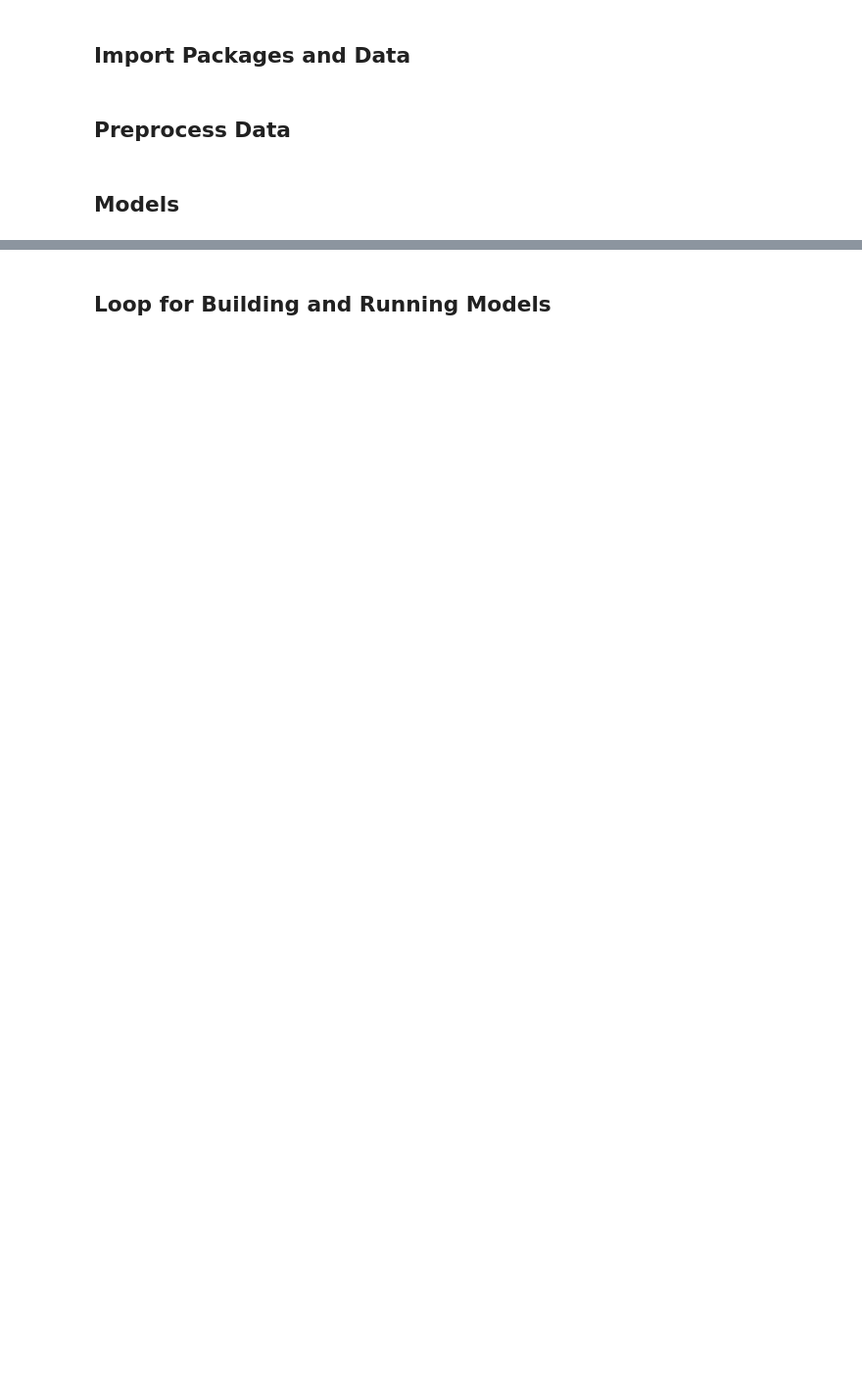
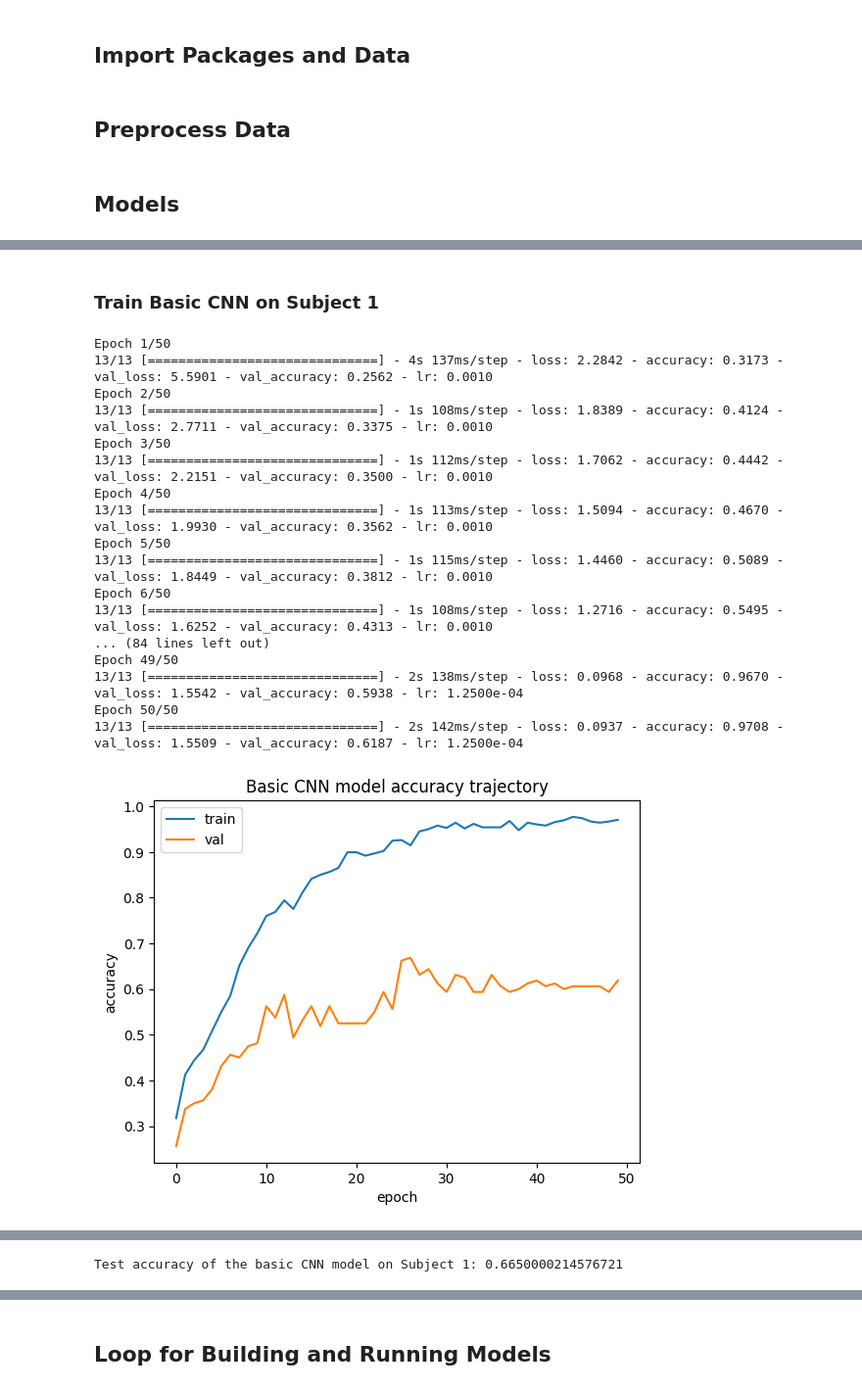
Before and after one commit to mattlouss/ECE147-Project, a Jupyter notebook: C247 Final Project Architecture.ipynb, the cells around one changed output, grey strips where cells are left out. Shown at 98% size. Drawn from its saved outputs; the diff is of its cells as text; code cells hidden in the pictures; blank space fills up the shorter version.

Commit message:
CNN and ResCNN on Subject 1 and all subjects

```diff
--- a/C247 Final Project Architecture.ipynb
+++ b/C247 Final Project Architecture.ipynb
@@ -154,0 +209,66 @@ y_train, y_valid, y_test, x_train, x_valid, x_test = preprocessing(X_train_valid
+# %% [markdown]
+### Train Basic CNN on Subject 1
+# %%
+# Model parameters
+lr = 1e-3
+epochs = 50
+cnn_optimizer = keras.optimizers.Adam(learning_rate=lr)
+lr_callback = tf.keras.callbacks.ReduceLROnPlateau(patience = 10, factor = 0.5)  # reduces by a factor of 0.5 if validation loss doesn't improve for 10 epochs
+
+person = 0  #Set which person you'd like to look at (from 0 to 8)
+yp_train, yp_valid, yp_test, xp_train, xp_valid, xp_test = preprocessing(Xp_train_valid[person], Yp_train_valid[person], Xp_test[person], Yp_test[person])
+
+# Compiling the model
+basic_cnn_model.compile(loss='categorical_crossentropy',
+                 optimizer=cnn_optimizer,
+                 metrics=['accuracy'])
+
+# Training and validating the model
+basic_cnn_model_results = basic_cnn_model.fit(xp_train,
+             yp_train,
+             batch_size=64,
+             epochs=epochs,
+             validation_data=(xp_valid, yp_valid),
+             callbacks=[lr_callback],
+             verbose=True)
+
+# Plotting accuracy trajectory
+plt.plot(basic_cnn_model_results.history['accuracy'])
+plt.plot(basic_cnn_model_results.history['val_accuracy'])
+plt.title('Basic CNN model accuracy trajectory')
+plt.ylabel('accuracy')
+plt.xlabel('epoch')
+plt.legend(['train', 'val'], loc='upper left')
+plt.show()
+
+# Plotting loss trajectory
+plt.plot(basic_cnn_model_results.history['loss'],'o')
+plt.plot(basic_cnn_model_results.history['val_loss'],'o')
+plt.title('Basic CNN model loss trajectory')
+plt.ylabel('loss')
+plt.xlabel('epoch')
+plt.legend(['train', 'val'], loc='upper left')
+plt.show()
+
+## Testing the basic CNN model
+cnn_score = basic_cnn_model.evaluate(xp_test, yp_test, verbose=0)
+print('Test accuracy of the basic CNN model on Subject 1:',cnn_score[1])
+# %% [output]
+Epoch 1/50
+13/13 [==============================] - 4s 137ms/step - loss: 2.2842 - accuracy: 0.3173 - val_loss: 5.5901 - val_accuracy: 0.2562 - lr: 0.0010
+Epoch 2/50
+13/13 [==============================] - 1s 108ms/step - loss: 1.8389 - accuracy: 0.4124 - val_loss: 2.7711 - val_accuracy: 0.3375 - lr: 0.0010
+Epoch 3/50
+13/13 [==============================] - 1s 112ms/step - loss: 1.7062 - accuracy: 0.4442 - val_loss: 2.2151 - val_accuracy: 0.3500 - lr: 0.0010
+Epoch 4/50
+13/13 [==============================] - 1s 113ms/step - loss: 1.5094 - accuracy: 0.4670 - val_loss: 1.9930 - val_accuracy: 0.3562 - lr: 0.0010
+Epoch 5/50
+13/13 [==============================] - 1s 115ms/step - loss: 1.4460 - accuracy: 0.5089 - val_loss: 1.8449 - val_accuracy: 0.3812 - lr: 0.0010
+Epoch 6/50
+13/13 [==============================] - 1s 108ms/step - loss: 1.2716 - accuracy: 0.5495 - val_loss: 1.6252 - val_accuracy: 0.4313 - lr: 0.0010
+... (84 lines left out)
+Epoch 49/50
+13/13 [==============================] - 2s 138ms/step - loss: 0.0968 - accuracy: 0.9670 - val_loss: 1.5542 - val_accuracy: 0.5938 - lr: 1.2500e-04
+Epoch 50/50
+13/13 [==============================] - 2s 142ms/step - loss: 0.0937 - accuracy: 0.9708 - val_loss: 1.5509 - val_accuracy: 0.6187 - lr: 1.2500e-04
+[figure, added]
@@ -154,0 +276 @@ y_train, y_valid, y_test, x_train, x_valid, x_test = preprocessing(X_train_valid
+Test accuracy of the basic CNN model on Subject 1: 0.6650000214576721
```
Also changed, not shown: parts of 19 cells of this notebook.
